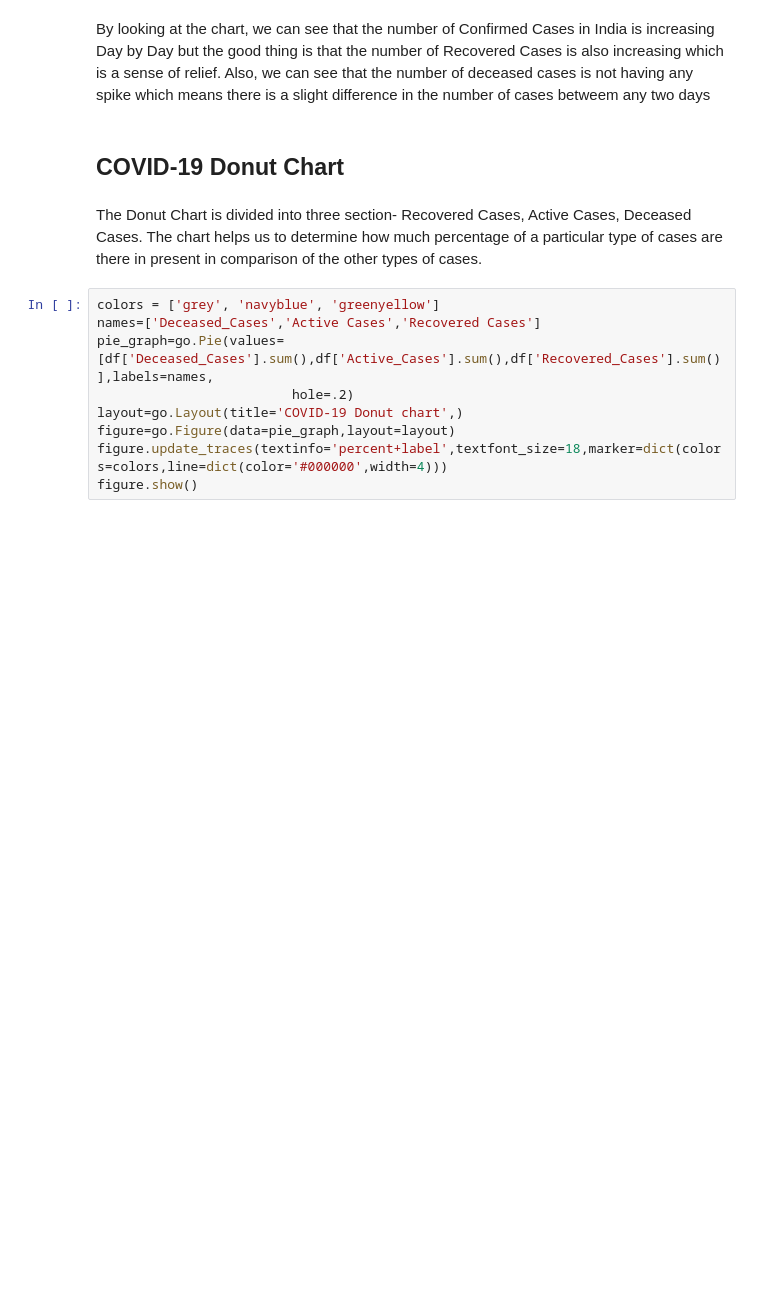
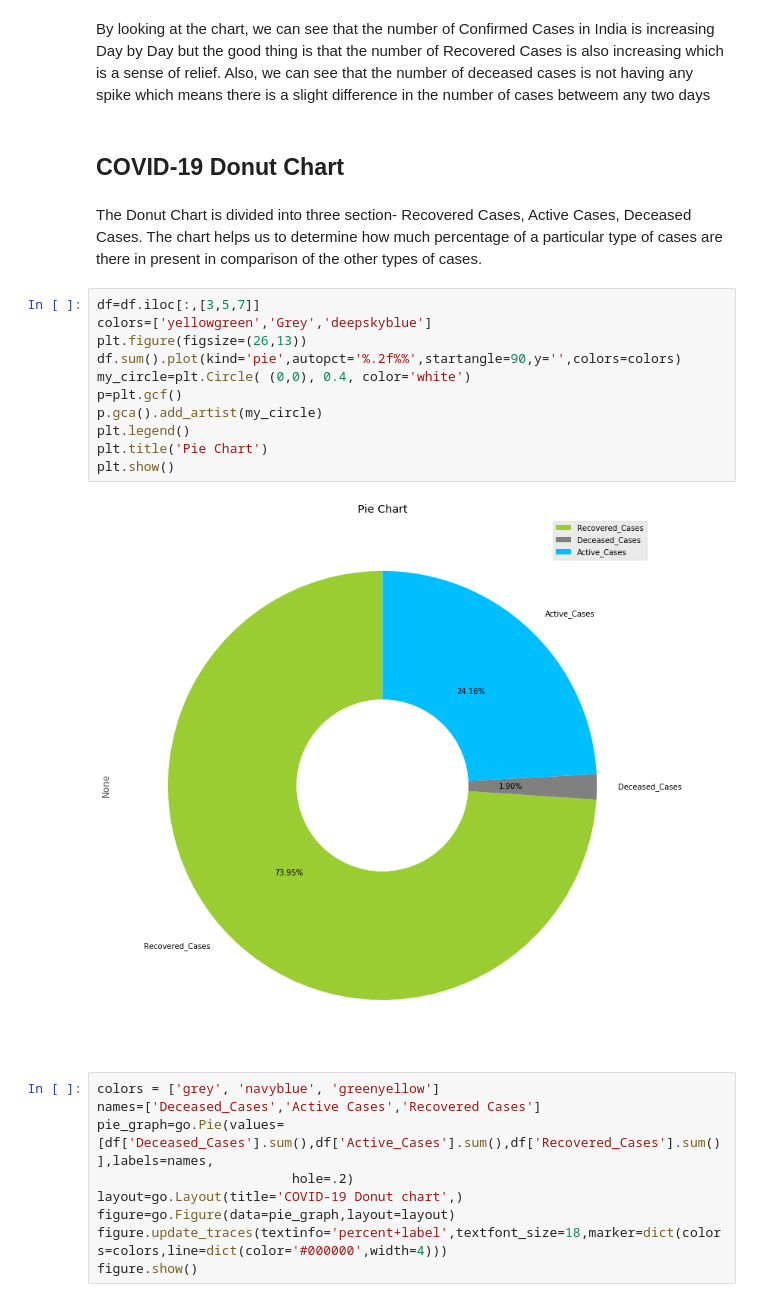
Before and after one commit to shlokadaga/covid19-tracker, a Jupyter notebook: Covid19_project.ipynb, the cells around one changed output. Cells and saved outputs as stored; diff of their text form; blank space fills up the shorter version.

```diff
--- a/Covid19_project.ipynb
+++ b/Covid19_project.ipynb
@@ -144,6 +143,19 @@ cases is not having any spike which means there is a slight difference in the nu
 ## COVID-19 Donut Chart
 # %% [markdown]
 The Donut Chart is divided into three section- Recovered Cases, Active Cases, Deceased Cases. The chart helps us to determine how much percentage of a particular type of cases are there in present in comparison of the other types of cases.
+# %%
+df=df.iloc[:,[3,5,7]]
+colors=['yellowgreen','Grey','deepskyblue']
+plt.figure(figsize=(26,13))
+df.sum().plot(kind='pie',autopct='%.2f%%',startangle=90,y='',colors=colors)
+my_circle=plt.Circle( (0,0), 0.4, color='white')
+p=plt.gcf()
+p.gca().add_artist(my_circle)
+plt.legend()
+plt.title('Pie Chart')
+plt.show()
+# %% [output]
+[figure, added]
 # %%
 colors = ['grey', 'navyblue', 'greenyellow']
 names=['Deceased_Cases','Active Cases','Recovered Cases']
```
Also changed, not shown: parts of 10 cells of this notebook.
